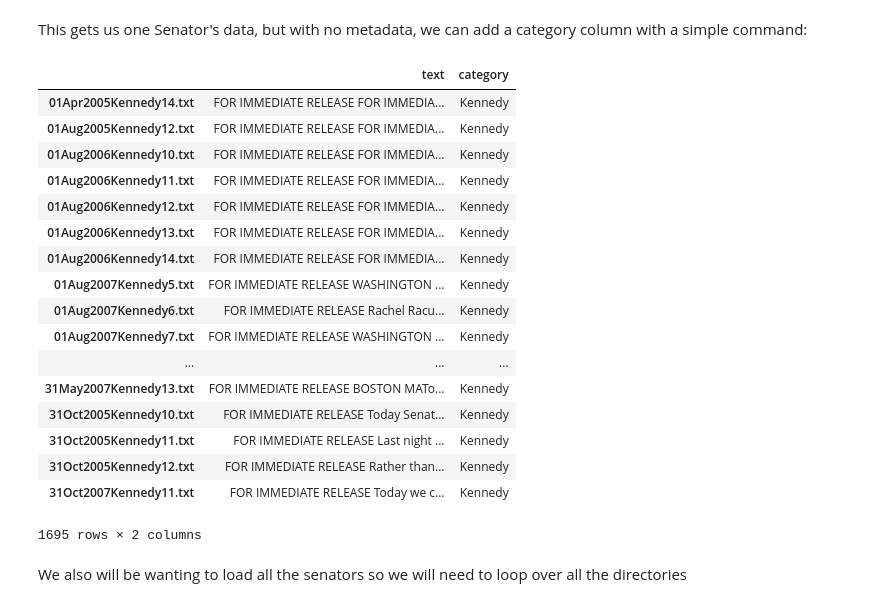
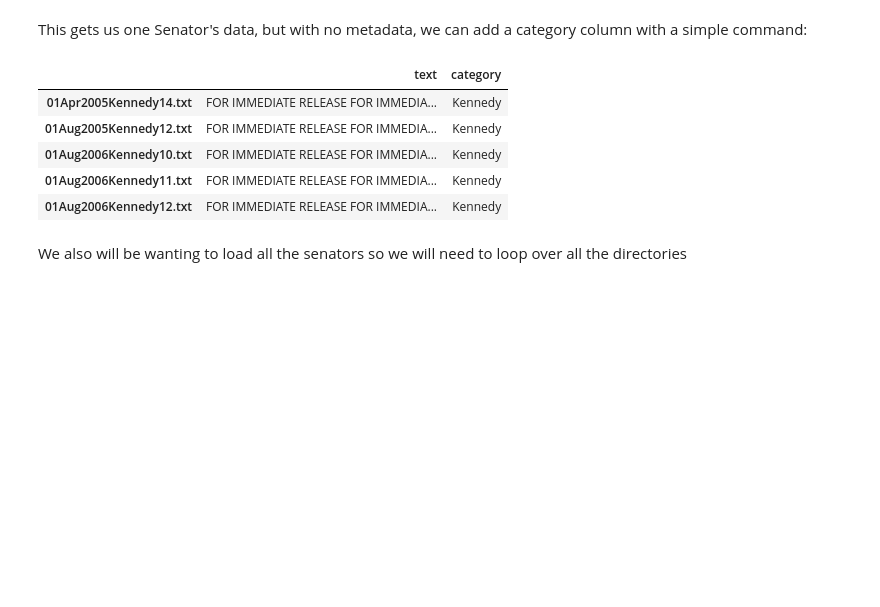
Before and after one commit to 1yangdongchen/Upcoming, a Jupyter notebook: 4-Word-Embedding/4-Word-Embedding-RE.ipynb, the cells around one changed output. Drawn from its saved outputs; the diff is of its cells as text; code cells hidden in the pictures; blank space fills up the shorter version.

```diff
--- a/4-Word-Embedding/4-Word-Embedding-RE.ipynb
+++ b/4-Word-Embedding/4-Word-Embedding-RE.ipynb
@@ -60,26 +53,14 @@ kennedyDF
 This gets us one Senator's data, but with no metadata, we can add a category column with a simple command:
 # %%
 kennedyDF['category'] = 'Kennedy'
-kennedyDF
+kennedyDF[:5]
 # %% [output]
 |  | text | category |
 | 01Apr2005Kennedy14.txt | FOR IMMEDIATE RELEASE FOR IMMEDIA... | Kennedy |
 | 01Aug2005Kennedy12.txt | FOR IMMEDIATE RELEASE FOR IMMEDIA... | Kennedy |
 | 01Aug2006Kennedy10.txt | FOR IMMEDIATE RELEASE FOR IMMEDIA... | Kennedy |
 | 01Aug2006Kennedy11.txt | FOR IMMEDIATE RELEASE FOR IMMEDIA... | Kennedy |
 | 01Aug2006Kennedy12.txt | FOR IMMEDIATE RELEASE FOR IMMEDIA... | Kennedy |
-| 01Aug2006Kennedy13.txt | FOR IMMEDIATE RELEASE FOR IMMEDIA... | Kennedy |
-| 01Aug2006Kennedy14.txt | FOR IMMEDIATE RELEASE FOR IMMEDIA... | Kennedy |
-| 01Aug2007Kennedy5.txt | FOR IMMEDIATE RELEASE WASHINGTON ... | Kennedy |
-| 01Aug2007Kennedy6.txt | FOR IMMEDIATE RELEASE Rachel Racu... | Kennedy |
-| 01Aug2007Kennedy7.txt | FOR IMMEDIATE RELEASE WASHINGTON ... | Kennedy |
-| ... | ... | ... |
-| 31May2007Kennedy13.txt | FOR IMMEDIATE RELEASE BOSTON MATo... | Kennedy |
-| 31Oct2005Kennedy10.txt | FOR IMMEDIATE RELEASE Today Senat... | Kennedy |
-| 31Oct2005Kennedy11.txt | FOR IMMEDIATE RELEASE Last night ... | Kennedy |
-| 31Oct2005Kennedy12.txt | FOR IMMEDIATE RELEASE Rather than... | Kennedy |
-| 31Oct2007Kennedy11.txt | FOR IMMEDIATE RELEASE Today we c... | Kennedy |
-1695 rows × 2 columns
 # %% [markdown]
 We also will be wanting to load all the senators so we will need to loop over all the directories
 # %%
```
Also changed, not shown: parts of 38 cells of this notebook, 1 other file.
